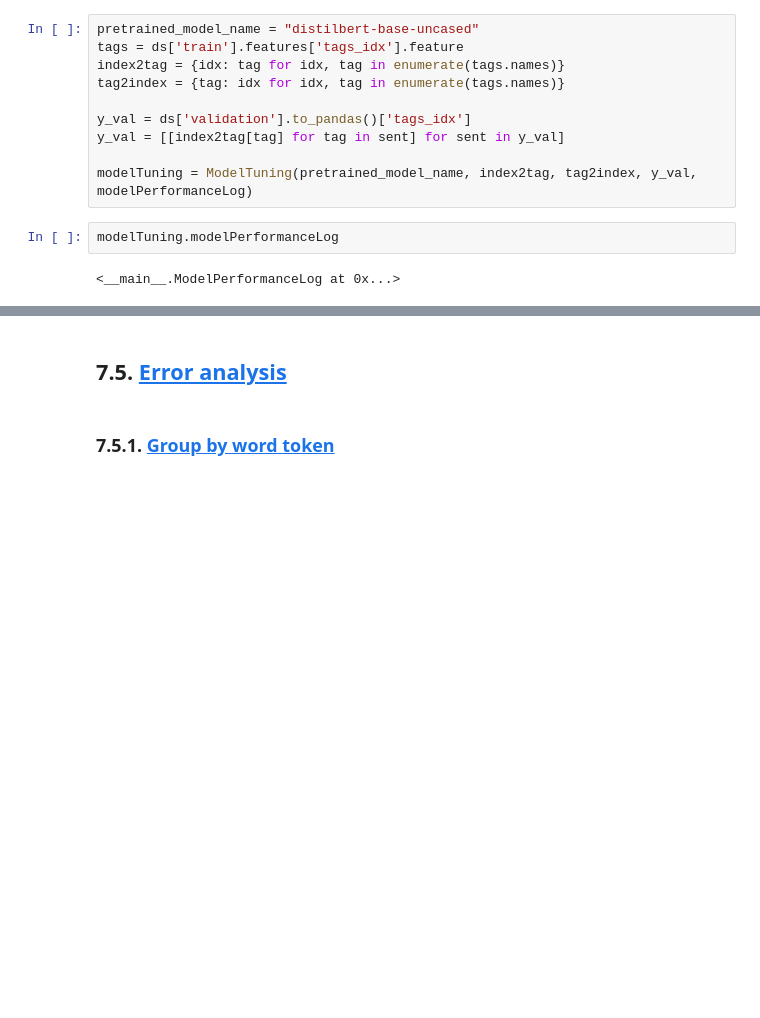
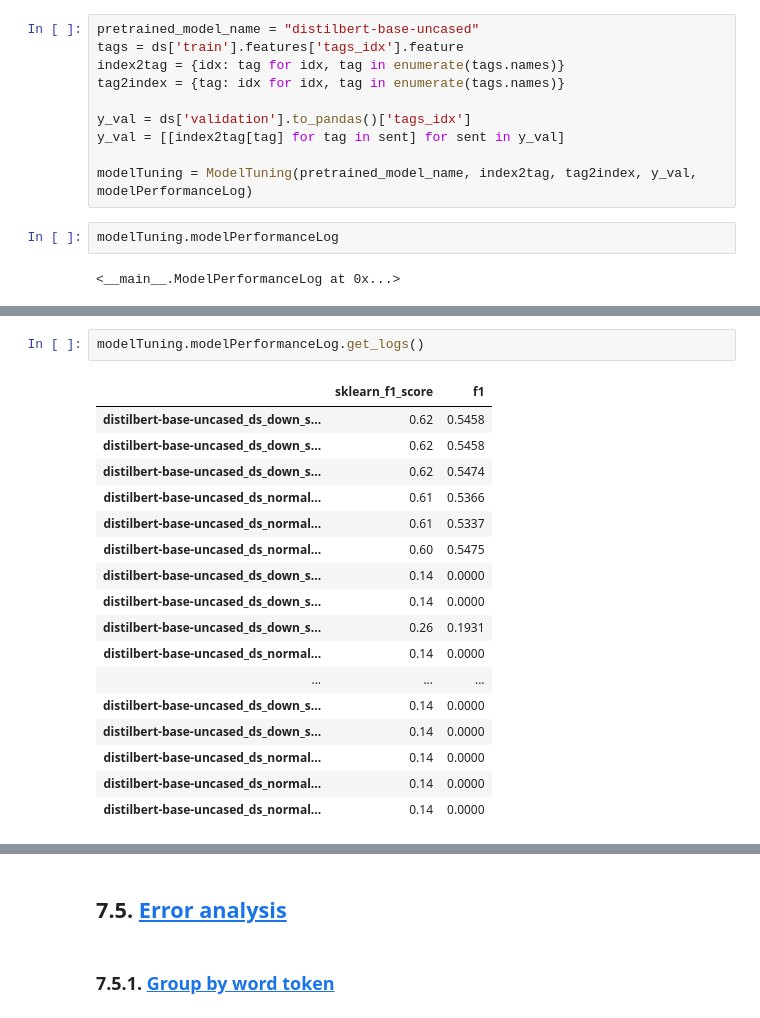
Before and after one commit to tnatvu/SentiLens, a Jupyter notebook: all_together.ipynb, the cells around one changed output, grey strips where cells are left out. Drawn from its saved outputs; the diff is of its cells as text; blank space fills up the shorter version.

```diff
--- a/all_together.ipynb
+++ b/all_together.ipynb
@@ -1366,3 +1367,23 @@ distilbert-base-uncased_ds_down_sample_linear_0_e10_ld01_wF
 {'eval_loss': 0.19829359650611877, 'eval_f1': 0.5139055371429192, 'eval_runtime': 14.5357, 'eval_samples_per_second': 62.673, 'eval_steps_per_second': 1.857, 'epoch': 10.0}
 {'train_runtime': 871.1671, 'train_samples_per_second': 15.818, 'train_steps_per_second': 0.459, 'train_loss': 0.10142942138016224, 'epoch': 10.0}
 ... (76 outputs left out)
+# %%
+modelTuning.modelPerformanceLog.get_logs()
+# %% [output]
+|  | sklearn_f1_score | f1 |
+| distilbert-base-uncased_ds_down_s... | 0.62 | 0.5458 |
+| distilbert-base-uncased_ds_down_s... | 0.62 | 0.5458 |
+| distilbert-base-uncased_ds_down_s... | 0.62 | 0.5474 |
+| distilbert-base-uncased_ds_normal... | 0.61 | 0.5366 |
+| distilbert-base-uncased_ds_normal... | 0.61 | 0.5337 |
+| distilbert-base-uncased_ds_normal... | 0.60 | 0.5475 |
+| distilbert-base-uncased_ds_down_s... | 0.14 | 0.0000 |
+| distilbert-base-uncased_ds_down_s... | 0.14 | 0.0000 |
+| distilbert-base-uncased_ds_down_s... | 0.26 | 0.1931 |
+| distilbert-base-uncased_ds_normal... | 0.14 | 0.0000 |
+| ... | ... | ... |
+| distilbert-base-uncased_ds_down_s... | 0.14 | 0.0000 |
+| distilbert-base-uncased_ds_down_s... | 0.14 | 0.0000 |
+| distilbert-base-uncased_ds_normal... | 0.14 | 0.0000 |
+| distilbert-base-uncased_ds_normal... | 0.14 | 0.0000 |
+| distilbert-base-uncased_ds_normal... | 0.14 | 0.0000 |
```
Also changed, not shown: parts of 4 cells of this notebook.
